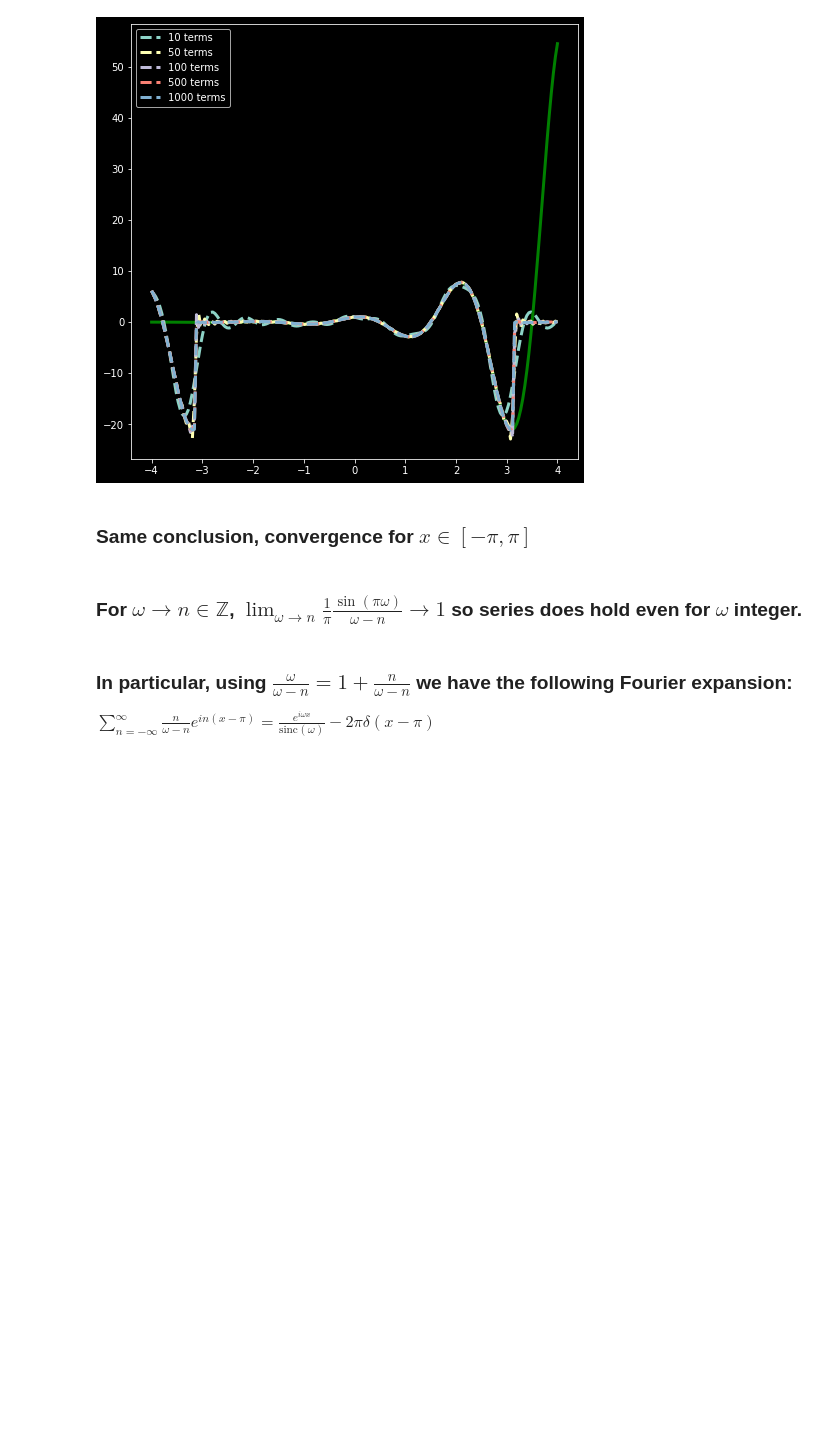
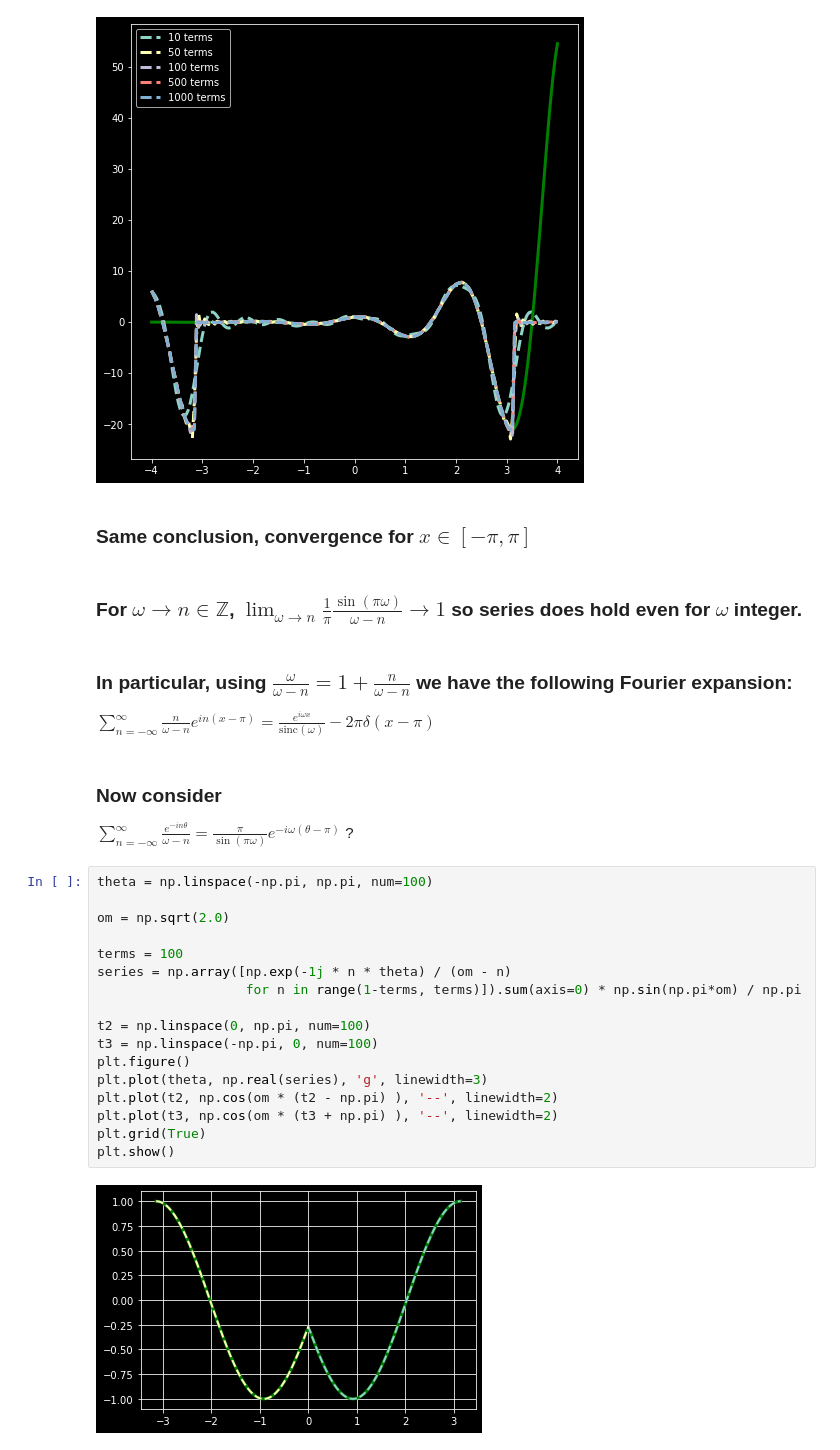
Before and after one commit to crewsdw/notebooks, a Jupyter notebook: wave_expansion_1d.ipynb, the cells around one changed output. Drawn from its saved outputs; the diff is of its cells as text; blank space fills up the shorter version.

Commit message:
Investigations into a curious Fourier series

```diff
--- a/wave_expansion_1d.ipynb
+++ b/wave_expansion_1d.ipynb
@@ -67,3 +67,26 @@ plt.show()
 # %% [markdown]
 ### In particular, using $\frac{\omega}{\omega - n} = 1 + \frac{n}{\omega - n}$ we have the following Fourier expansion:
 $\sum_{n=-\infty}^\infty \frac{n}{\omega - n}e^{in(x-\pi)} = \frac{e^{i\omega x}}{\text{sinc}(\omega)} - 2\pi\delta(x-\pi)$
+# %% [markdown]
+### Now consider
+
+$\displaystyle \sum_{n=-\infty}^\infty \frac{e^{-in\theta}}{\omega - n} = \frac{\pi}{\sin(\pi\omega)}e^{-i\omega(\theta - \pi)}$ ?
+# %%
+theta = np.linspace(-np.pi, np.pi, num=100)
+
+om = np.sqrt(2.0)
+
+terms = 100
+series = np.array([np.exp(-1j * n * theta) / (om - n)
+                   for n in range(1-terms, terms)]).sum(axis=0) * np.sin(np.pi*om) / np.pi
+
+t2 = np.linspace(0, np.pi, num=100)
+t3 = np.linspace(-np.pi, 0, num=100)
+plt.figure()
+plt.plot(theta, np.real(series), 'g', linewidth=3)
+plt.plot(t2, np.cos(om * (t2 - np.pi) ), '--', linewidth=2)
+plt.plot(t3, np.cos(om * (t3 + np.pi) ), '--', linewidth=2)
+plt.grid(True)
+plt.show()
+# %% [output]
+[figure, added]
```
Also changed, not shown: parts of 1 cell of this notebook, 2 other files.
